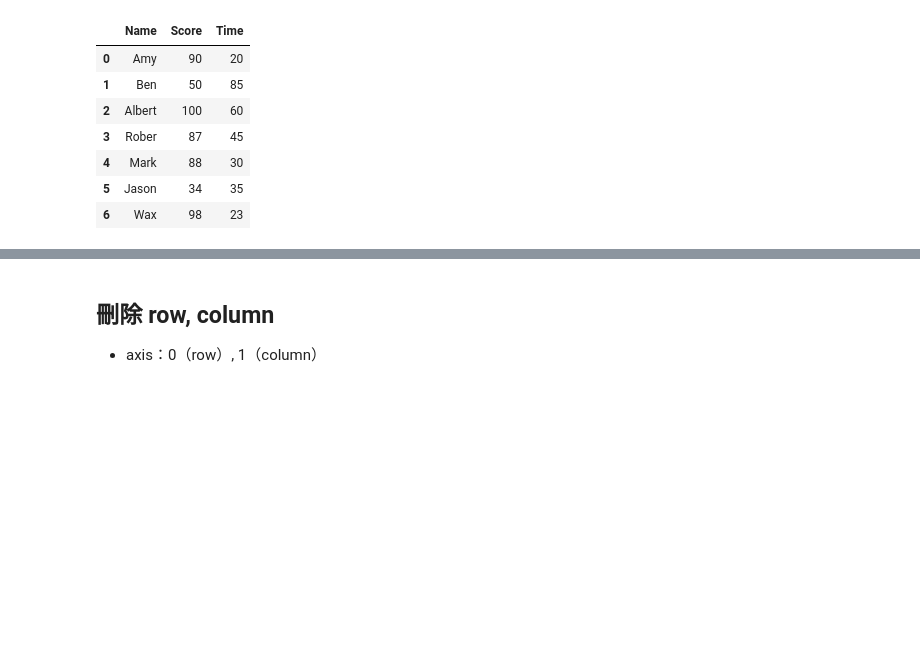
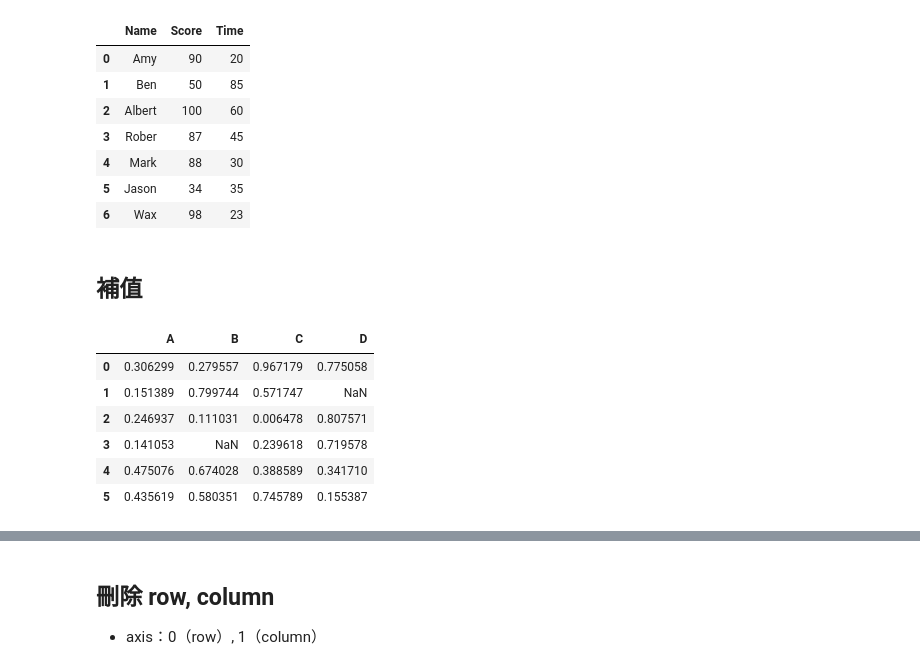
Before and after one commit to shanghungshih/notes, a Jupyter notebook: Pandas.ipynb, the cells around one changed output, grey strips where cells are left out. Cells and saved outputs as stored; diff of their text form; code cells hidden in the pictures; blank space fills up the shorter version.

```diff
--- a/Pandas.ipynb
+++ b/Pandas.ipynb
@@ -326,3 +329,19 @@ df2
 | 4 | Mark | 88 | 30 |
 | 5 | Jason | 34 | 35 |
 | 6 | Wax | 98 | 23 |
+# %% [markdown]
+## 補值
+# %%
+# column or row value
+df_test = pd.DataFrame(np.random.random((6, 4)), columns=['A', 'B', 'C', 'D'])
+df_test.iat[1,3]=np.nan
+df_test.iat[3,1]=np.nan
+df_test
+# %% [output]
+|  | A | B | C | D |
+| 0 | 0.306299 | 0.279557 | 0.967179 | 0.775058 |
+| 1 | 0.151389 | 0.799744 | 0.571747 | NaN |
+| 2 | 0.246937 | 0.111031 | 0.006478 | 0.807571 |
+| 3 | 0.141053 | NaN | 0.239618 | 0.719578 |
+| 4 | 0.475076 | 0.674028 | 0.388589 | 0.341710 |
+| 5 | 0.435619 | 0.580351 | 0.745789 | 0.155387 |
```
Also changed, not shown: parts of 6 cells of this notebook.
